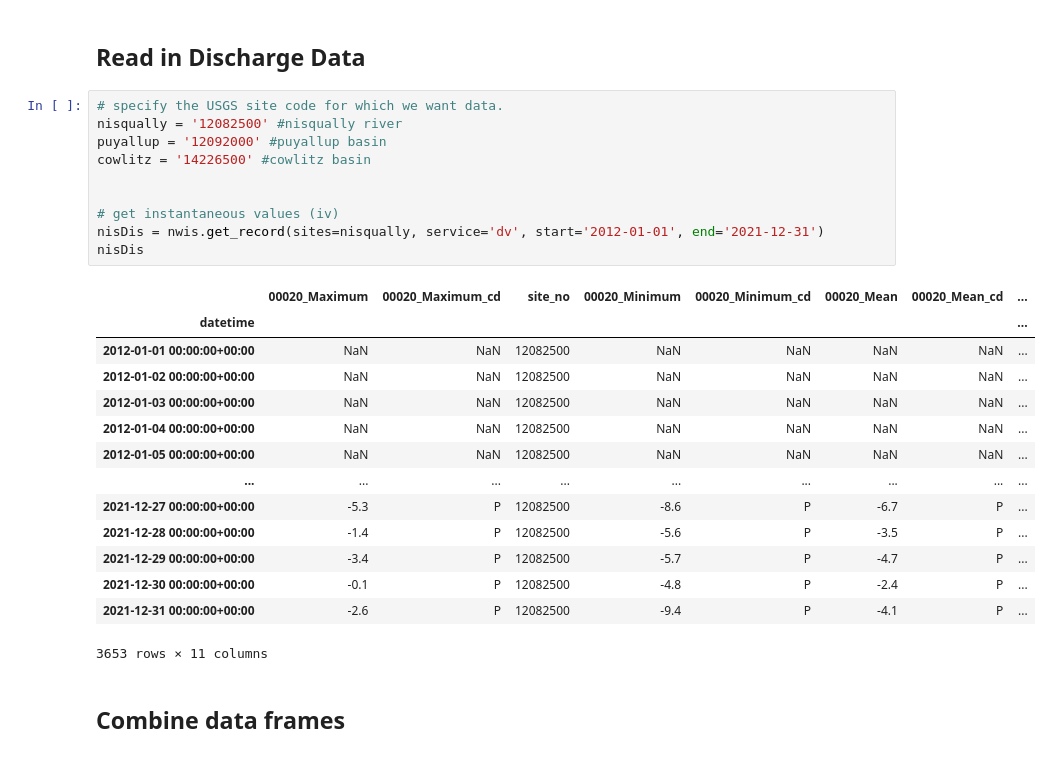
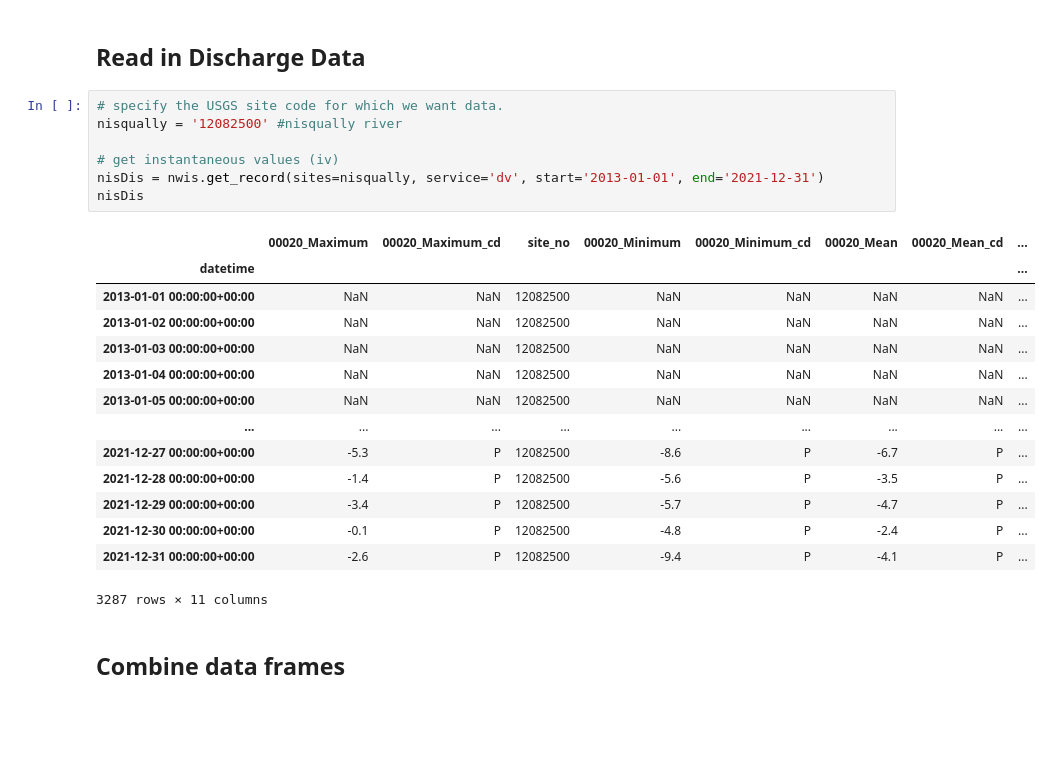
Before and after one commit to ianvd/gage-guesser, a Jupyter notebook: Main.ipynb, the cells around one changed output. Drawn from its saved outputs; the diff is of its cells as text; blank space fills up the shorter version.

```diff
--- a/Main.ipynb
+++ b/Main.ipynb
@@ -153,28 +143,25 @@ df
 # %%
 # specify the USGS site code for which we want data.
 nisqually = '12082500' #nisqually river
-puyallup = '12092000' #puyallup basin
-cowlitz = '14226500' #cowlitz basin
-
 
 # get instantaneous values (iv)
-nisDis = nwis.get_record(sites=nisqually, service='dv', start='2012-01-01', end='2021-12-31')
+nisDis = nwis.get_record(sites=nisqually, service='dv', start='2013-01-01', end='2021-12-31')
 nisDis
 # %% [output]
 |  | 00020_Maximum | 00020_Maximum_cd | site_no | 00020_Minimum | 00020_Minimum_cd | 00020_Mean | 00020_Mean_cd | ... |
 | datetime |  |  |  |  |  |  |  | ... |
-| 2012-01-01 00:00:00+00:00 | NaN | NaN | 12082500 | NaN | NaN | NaN | NaN | ... |
-| 2012-01-02 00:00:00+00:00 | NaN | NaN | 12082500 | NaN | NaN | NaN | NaN | ... |
-| 2012-01-03 00:00:00+00:00 | NaN | NaN | 12082500 | NaN | NaN | NaN | NaN | ... |
-| 2012-01-04 00:00:00+00:00 | NaN | NaN | 12082500 | NaN | NaN | NaN | NaN | ... |
-| 2012-01-05 00:00:00+00:00 | NaN | NaN | 12082500 | NaN | NaN | NaN | NaN | ... |
+| 2013-01-01 00:00:00+00:00 | NaN | NaN | 12082500 | NaN | NaN | NaN | NaN | ... |
+| 2013-01-02 00:00:00+00:00 | NaN | NaN | 12082500 | NaN | NaN | NaN | NaN | ... |
+| 2013-01-03 00:00:00+00:00 | NaN | NaN | 12082500 | NaN | NaN | NaN | NaN | ... |
+| 2013-01-04 00:00:00+00:00 | NaN | NaN | 12082500 | NaN | NaN | NaN | NaN | ... |
+| 2013-01-05 00:00:00+00:00 | NaN | NaN | 12082500 | NaN | NaN | NaN | NaN | ... |
 | ... | ... | ... | ... | ... | ... | ... | ... | ... |
 | 2021-12-27 00:00:00+00:00 | -5.3 | P | 12082500 | -8.6 | P | -6.7 | P | ... |
 | 2021-12-28 00:00:00+00:00 | -1.4 | P | 12082500 | -5.6 | P | -3.5 | P | ... |
 | 2021-12-29 00:00:00+00:00 | -3.4 | P | 12082500 | -5.7 | P | -4.7 | P | ... |
 | 2021-12-30 00:00:00+00:00 | -0.1 | P | 12082500 | -4.8 | P | -2.4 | P | ... |
 | 2021-12-31 00:00:00+00:00 | -2.6 | P | 12082500 | -9.4 | P | -4.1 | P | ... |
-3653 rows × 11 columns
+3287 rows × 11 columns
 # %% [markdown]
 ## Combine data frames
 # %%
```
Also changed, not shown: parts of 29 cells of this notebook, 4 other files.
